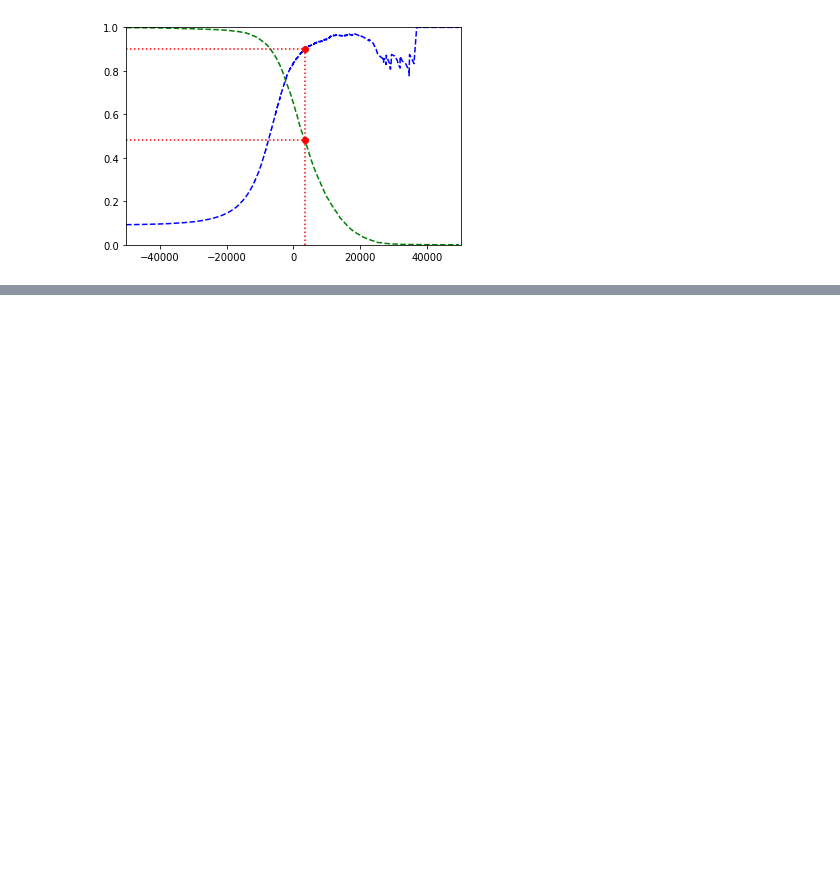
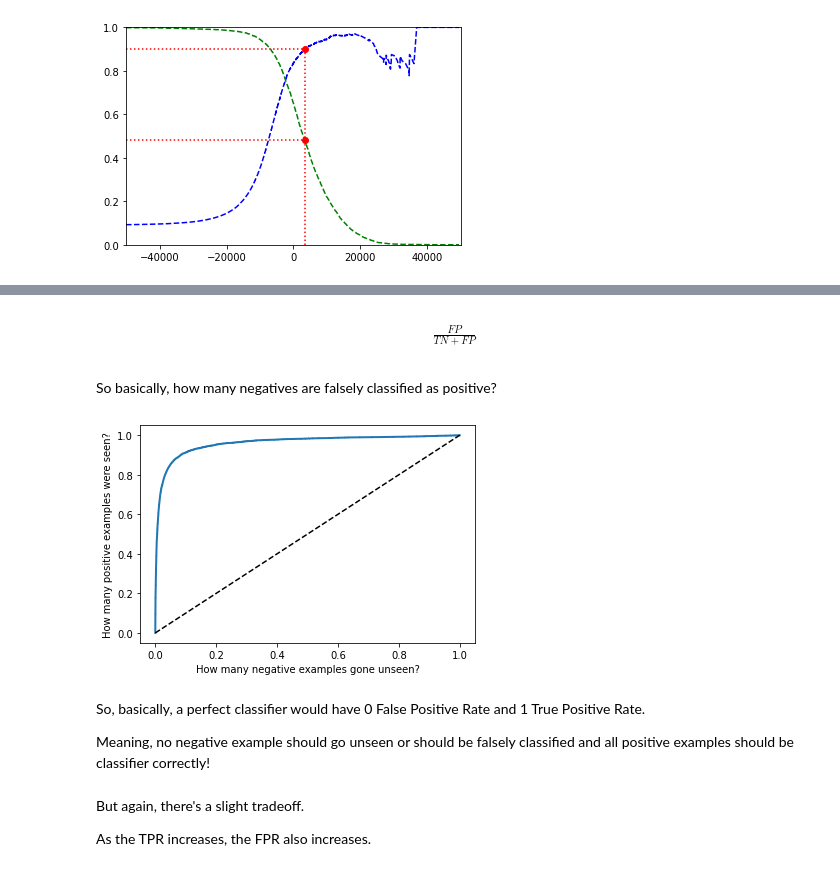
Before and after one commit to heerboi/HandsOnML-stuff, a Jupyter notebook: Hands_On_ML_Chapter_3.ipynb, the cells around one changed output, grey strips where cells are left out. Saved outputs shown, nothing was run; the diff lists cells and outputs as text; code cells hidden in the pictures; blank space fills up the shorter version.

```diff
--- a/Hands_On_ML_Chapter_3.ipynb
+++ b/Hands_On_ML_Chapter_3.ipynb
@@ -257,0 +270,29 @@ plt.show()
+# %% [markdown]
+\begin{align}
+    \frac{FP}{TN + FP}
+\end{align}
+# %% [markdown]
+So basically, how many negatives are falsely classified as positive?
+# %%
+from sklearn.metrics import roc_curve
+
+fpr, tpr, thresholds = roc_curve(y_train_5, y_scores)
+# %%
+def plot_roc_curve(fpr, tpr, label = None):
+    plt.plot(fpr, tpr, linewidth = 2, label = label)
+    plt.plot([0, 1], [0, 1], 'k--')
+    plt.xlabel("How many negative examples gone unseen?")
+    plt.ylabel("How many positive examples were seen?")
+
+plot_roc_curve(fpr, tpr)
+plt.show()
+# %% [output]
+[figure, added]
+# %% [markdown]
+So, basically, a perfect classifier would have 0 False Positive Rate and 1 True Positive Rate.
+
+Meaning, no negative example should go unseen or should be falsely classified and all positive examples should be classifier correctly!
+# %% [markdown]
+But again, there's a slight tradeoff.
+
+As the TPR increases, the FPR also increases.
```
Also changed, not shown: parts of 57 cells of this notebook.
